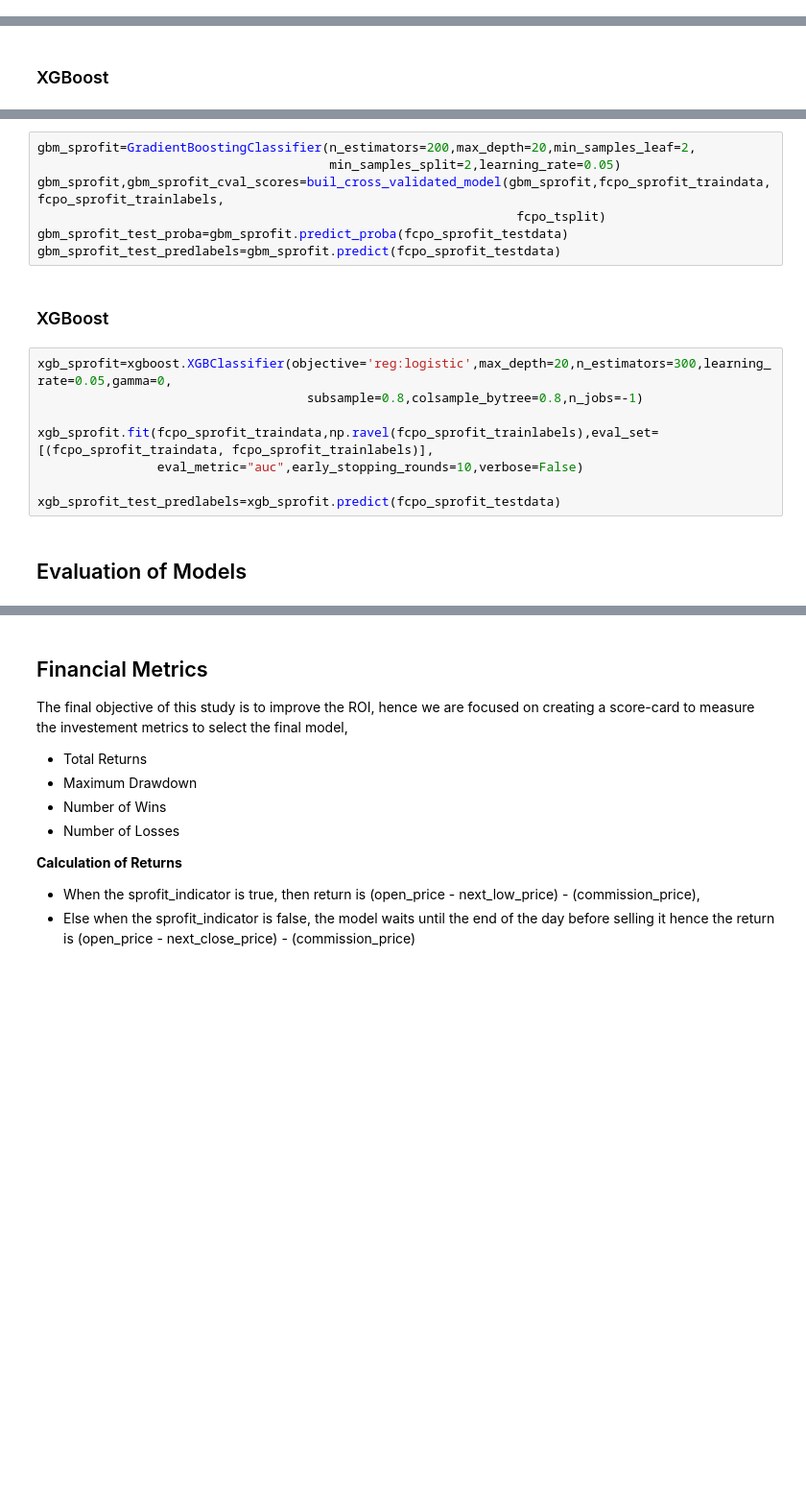
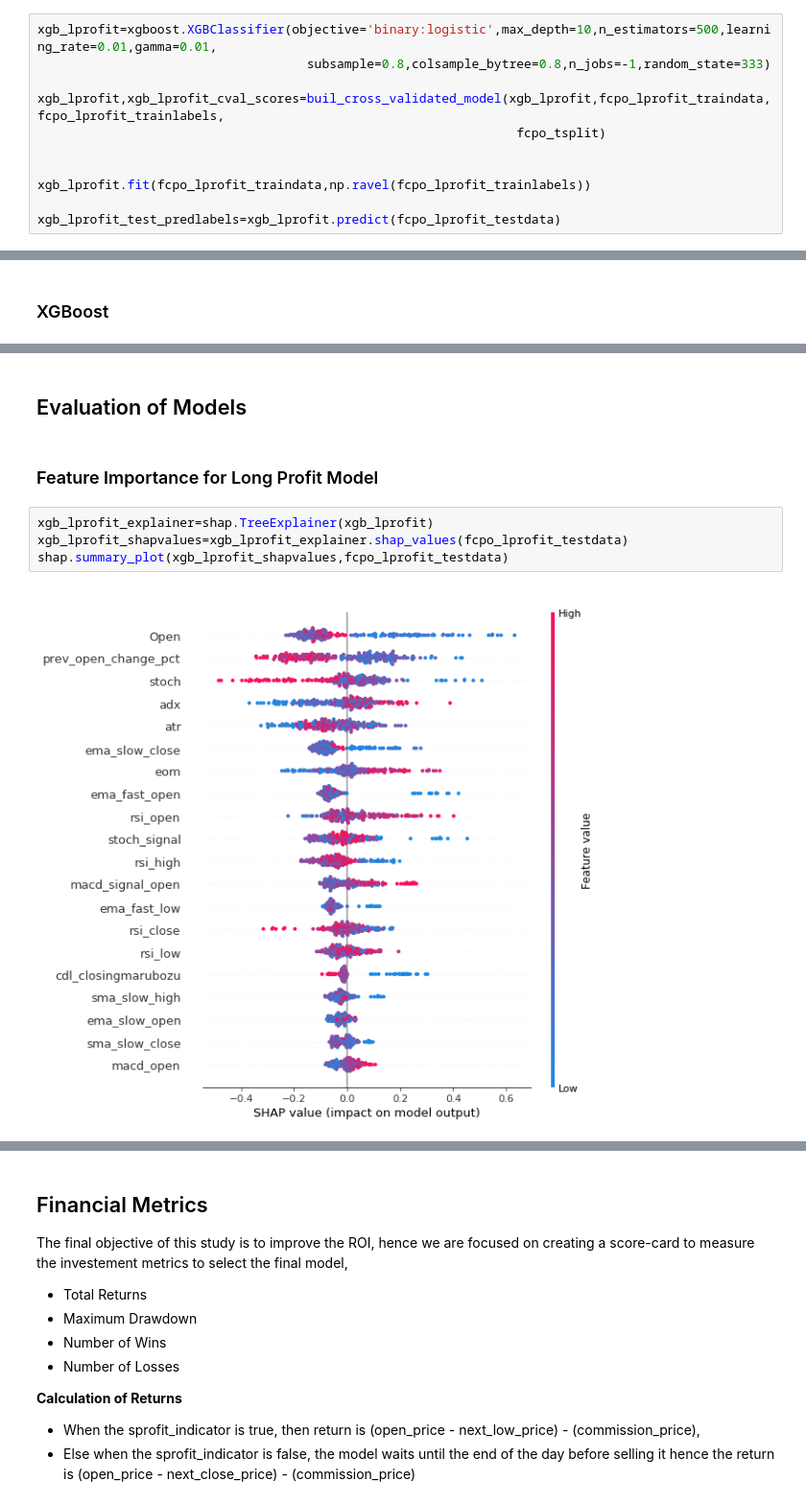
Before and after one commit to praveenbysani/cl3ofunds, a Jupyter notebook: FCPO_Modeling.ipynb, the cells around one changed output, grey strips where cells are left out. Shown at 96% size. Cells and saved outputs as stored; diff of their text form; blank space fills up the shorter version.

```diff
--- a/FCPO_Modeling.ipynb
+++ b/FCPO_Modeling.ipynb
@@ -93,3 +113,14 @@ fcpo_tsplit=TimeSeriesSplit(n_splits=3)
+# %%
+xgb_lprofit=xgboost.XGBClassifier(objective='binary:logistic',max_depth=10,n_estimators=500,learning_rate=0.01,gamma=0.01,
+                                    subsample=0.8,colsample_bytree=0.8,n_jobs=-1,random_state=333)
+
+xgb_lprofit,xgb_lprofit_cval_scores=buil_cross_validated_model(xgb_lprofit,fcpo_lprofit_traindata,fcpo_lprofit_trainlabels,
+                                                                fcpo_tsplit)
+
+
+xgb_lprofit.fit(fcpo_lprofit_traindata,np.ravel(fcpo_lprofit_trainlabels))
+
+xgb_lprofit_test_predlabels=xgb_lprofit.predict(fcpo_lprofit_testdata)
 # %% [markdown]
 ### Search for Best fitting parameters
 # %%
@@ -163,20 +194,11 @@ rf_sprofit_test_predlabels=rf_sprofit.predict(fcpo_sprofit_testdata)
-# %%
-gbm_sprofit=GradientBoostingClassifier(n_estimators=200,max_depth=20,min_samples_leaf=2,
-                                       min_samples_split=2,learning_rate=0.05)
-gbm_sprofit,gbm_sprofit_cval_scores=buil_cross_validated_model(gbm_sprofit,fcpo_sprofit_traindata,fcpo_sprofit_trainlabels,
-                                                                fcpo_tsplit)
-gbm_sprofit_test_proba=gbm_sprofit.predict_proba(fcpo_sprofit_testdata)
-gbm_sprofit_test_predlabels=gbm_sprofit.predict(fcpo_sprofit_testdata)
-# %% [markdown]
-### XGBoost
-# %%
-xgb_sprofit=xgboost.XGBClassifier(objective='reg:logistic',max_depth=20,n_estimators=300,learning_rate=0.05,gamma=0,
-                                    subsample=0.8,colsample_bytree=0.8,n_jobs=-1)
-
-xgb_sprofit.fit(fcpo_sprofit_traindata,np.ravel(fcpo_sprofit_trainlabels),eval_set=[(fcpo_sprofit_traindata, fcpo_sprofit_trainlabels)],
-                eval_metric="auc",early_stopping_rounds=10,verbose=False)
-
-xgb_sprofit_test_predlabels=xgb_sprofit.predict(fcpo_sprofit_testdata)
 # %% [markdown]
 ## Evaluation of Models
+# %% [markdown]
+### Feature Importance for Long Profit Model
+# %%
+xgb_lprofit_explainer=shap.TreeExplainer(xgb_lprofit)
+xgb_lprofit_shapvalues=xgb_lprofit_explainer.shap_values(fcpo_lprofit_testdata)
+shap.summary_plot(xgb_lprofit_shapvalues,fcpo_lprofit_testdata)
+# %% [output]
+[figure, added]
 # %% [markdown]
```
Also changed, not shown: parts of 47 cells of this notebook, 3 other files.
